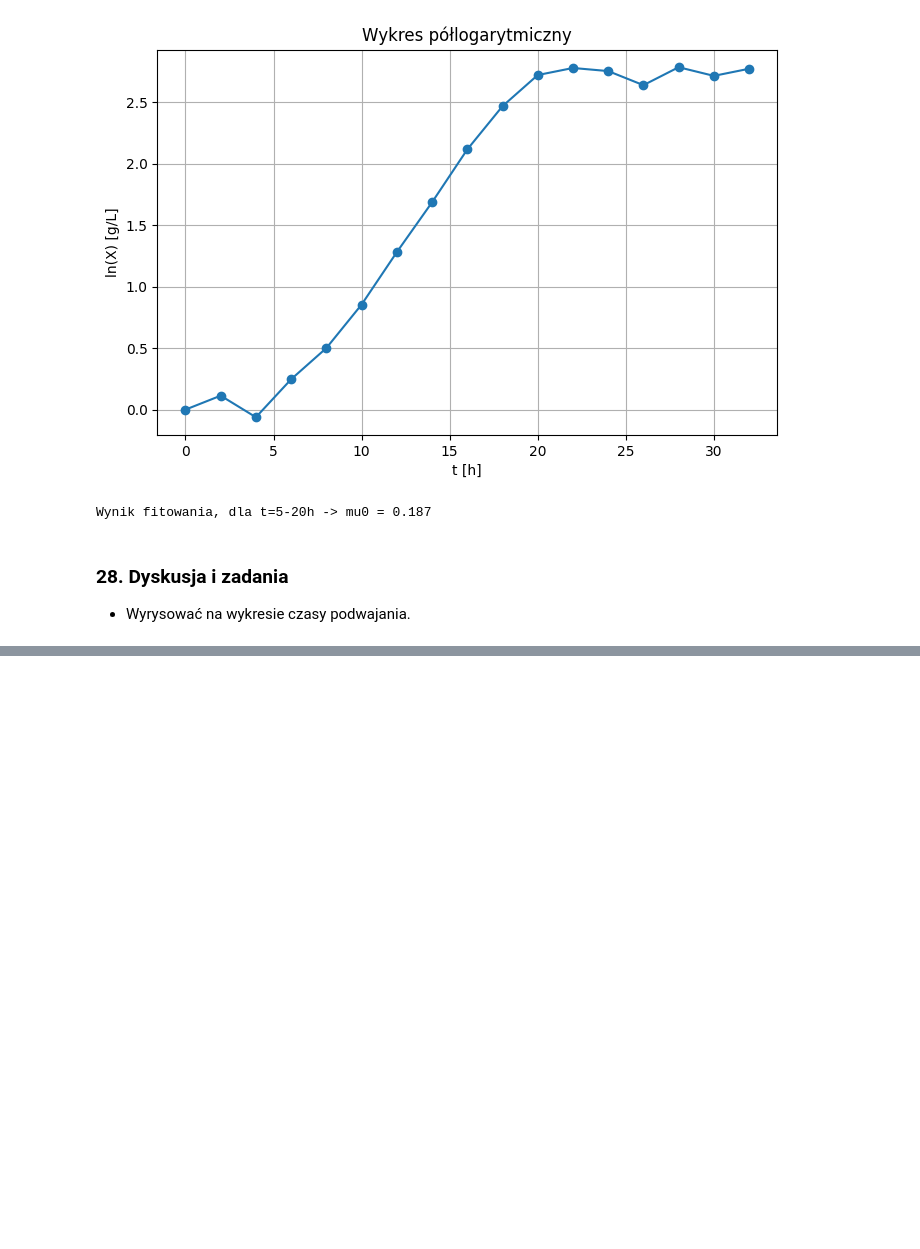
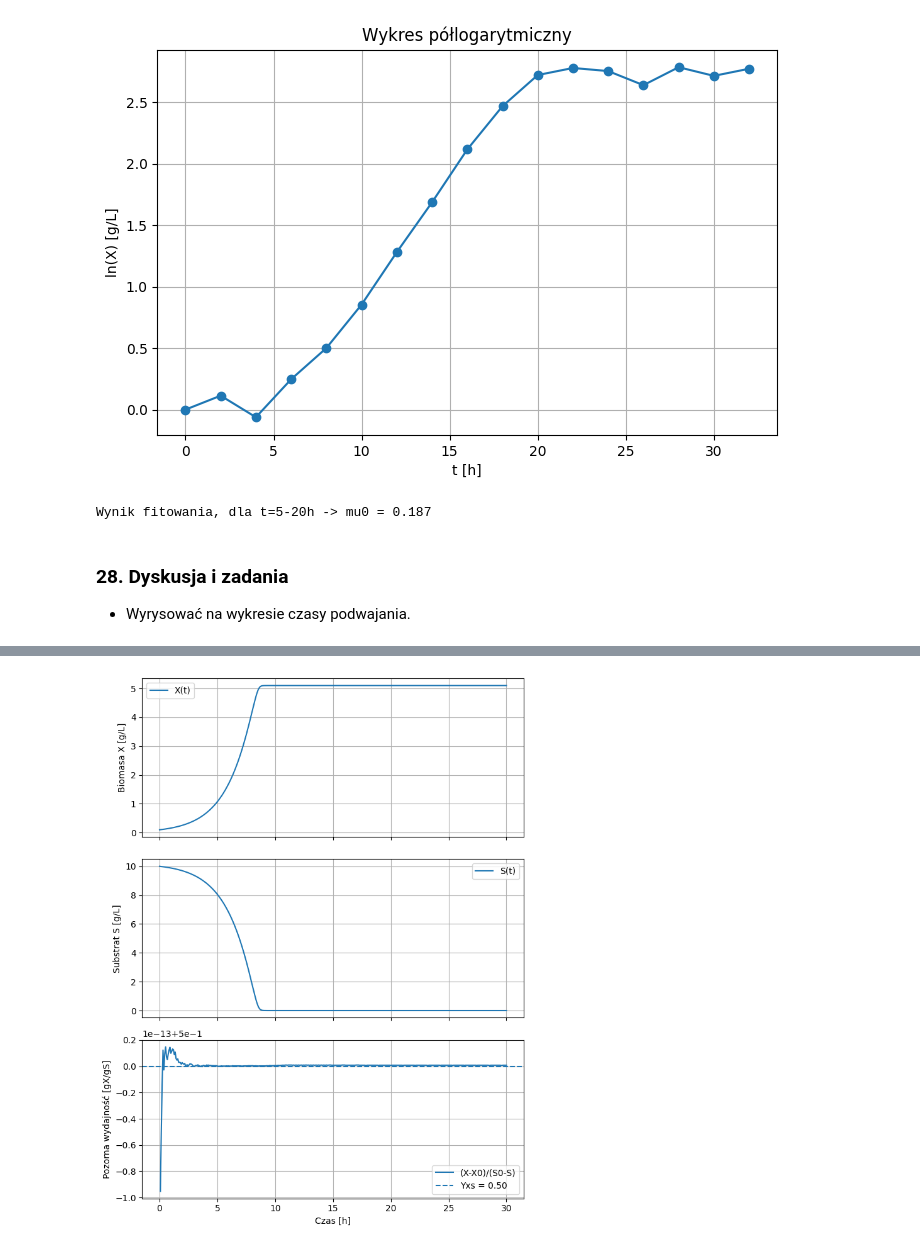
Before and after one commit to sbednarz/ModelowanieProcesowBiotechnologicznych2026, a Jupyter notebook: kinetyka_bioprocesów/02 modele wzrostu podstawy.ipynb, the cells around one changed output, grey strips where cells are left out. Drawn from its saved outputs; the diff is of its cells as text; code cells hidden in the pictures; blank space fills up the shorter version.

```diff
--- a/kinetyka_bioprocesów/02 modele wzrostu podstawy.ipynb
+++ b/kinetyka_bioprocesów/02 modele wzrostu podstawy.ipynb
@@ -616,0 +737,84 @@ Analiza treści publikacji
+# %%
+import numpy as np
+import matplotlib.pyplot as plt
+from scipy.integrate import odeint
+
+
+# Parametry modelu
+mu_max = 0.5      # 1/h, maksymalna specyficzna szybkość wzrostu
+Ks = 0.5          # g/L, stała Monoda
+Yxs = 0.5         # gX/gS, wydajność biomasy względem substratu
+
+
+# Warunki początkowe
+X0 = 0.1          # g/L, początkowe stężenie biomasy
+S0 = 10.0         # g/L, początkowe stężenie substratu
+y0 = [X0, S0]
+
+# Czas hodowli
+t = np.linspace(0, 30, 400)  # h
+
+# Model Monoda - układ 2 równań różniczkowych (ODE)
+def monod_model(y, t, mu_max, Ks, Yxs):
+    X, S = y
+
+    mu = mu_max * S / (Ks + S)
+
+    dXdt = mu * X
+    dSdt = -(1 / Yxs) * dXdt
+
+    return [dXdt, dSdt]
+
+results = odeint(monod_model, y0, t, args=(mu_max, Ks, Yxs))
+X = results[:, 0]
+S = results[:, 1]
+
+# -----------------------------
+# Sprawdzenie zależności YX/S
+# -----------------------------
+delta_X = X - X0
+delta_S = S0 - S
+Yxs_exp = delta_X / np.where(delta_S > 1e-12, delta_S, np.nan)
+
+# -----------------------------
+# Wykresy
+# -----------------------------
+fig, axs = plt.subplots(3, 1, figsize=(7, 9), sharex=True)
+
+axs[0].plot(t, X, label='X(t)')
+axs[0].set_ylabel('Biomasa X [g/L]')
+axs[0].grid(True)
+axs[0].legend()
+
+axs[1].plot(t, S, label='S(t)')
+axs[1].set_ylabel('Substrat S [g/L]')
+axs[1].grid(True)
+axs[1].legend()
+
+axs[2].plot(t, Yxs_exp, label='(X-X0)/(S0-S)')
+axs[2].axhline(Yxs, linestyle='--', label=f'Yxs = {Yxs:.2f}')
+axs[2].set_xlabel('Czas [h]')
+axs[2].set_ylabel('Pozorna wydajność [gX/gS]')
+axs[2].grid(True)
+axs[2].legend()
+
+plt.tight_layout()
+plt.show()
+
+# -----------------------------
+# Bilans końcowy
+# -----------------------------
+print(f"X0 = {X0:.3f} g/L")
+print(f"S0 = {S0:.3f} g/L")
+print(f"X_end = {X[-1]:.3f} g/L")
+print(f"S_end = {S[-1]:.3f} g/L")
+
+consumed_S = S0 - S[-1]
+produced_X = X[-1] - X0
+
+print(f"Zużyty substrat: {consumed_S:.3f} g/L")
+print(f"Przyrost biomasy: {produced_X:.3f} g/L")
+print(f"Przyrost biomasy / zużyty substrat = {produced_X/consumed_S:.3f} gX/gS")
+print(f"Założone Yxs = {Yxs:.3f} gX/gS")
+# %% [output]
+[figure, added]
```
Also changed, not shown: parts of 15 cells of this notebook.
